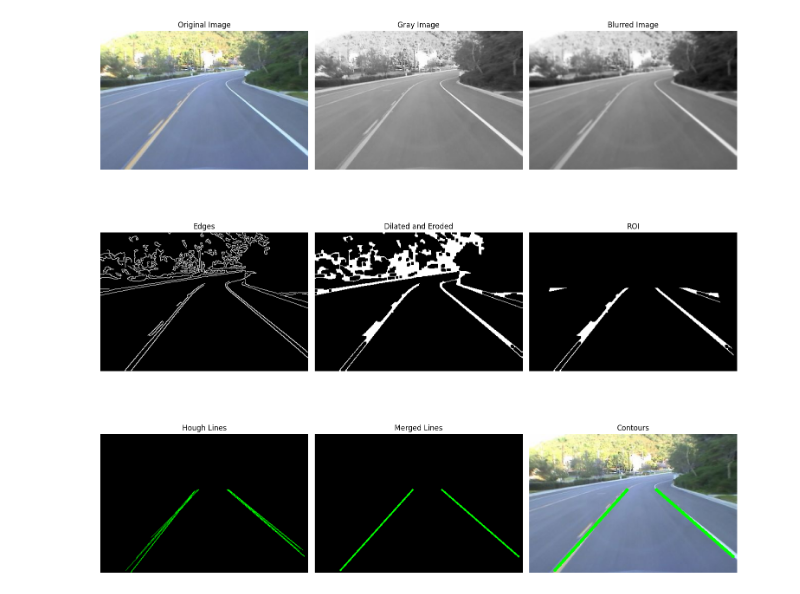
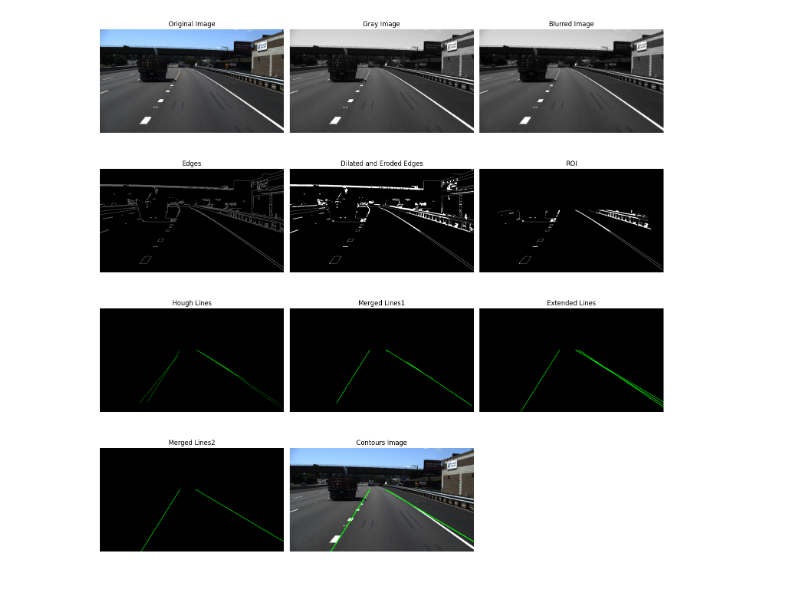
Before and after one commit to huzi0906/lane-detection-opencv, a Jupyter notebook: LaneDetection_OpenCV.ipynb, the cells around one changed output. Cells and saved outputs as stored; diff of their text form; code cells hidden in the pictures.

Commit message:
Extend the detected lines

```diff
--- a/LaneDetection_OpenCV.ipynb
+++ b/LaneDetection_OpenCV.ipynb
@@ -158,6 +158,6 @@ def merge_lines(image, lines, distance_threshold, angle_threshold):
             pts = np.array([[x1, y1], [x2, y2]], np.int32)
             cv2.polylines(line_image, [pts], True, (0, 255, 0), thickness=2)
         else:
-            print("Warning: Skipping a line due to incorrect format:", line)
+            print("Warning: Skipping a merged line due to incorrect format:", line)
 
-    return line_image
+    return line_image, merged_lines
@@ -192,39 +216,47 @@ def plot_images(images, titles, rows, cols):
     plt.tight_layout()
     plt.show()
 # %%
-def find_image_lane(image_path):
+def pipeline(image_path):
     image = load_image(image_path)
     gray_image = apply_gray_scale(image)
     blurred_image = apply_gaussian_blur(gray_image)
     edges = apply_canny_edge_detection(blurred_image)
     dilatedAndEroded = dilateAndErode(edges)
     roi_image = region_of_interest(dilatedAndEroded)
-    hough_image, _ = hough_lines(roi_image)
-    merged_lines = merge_lines(hough_image,_, distance_threshold = 150, angle_threshold = 15)
-    contours_image = find_contours(image, merged_lines)
+    hough_image, houghLines = hough_lines(roi_image)
+    merged_lines_image1, mergedLines1 = merge_lines(
+        hough_image, houghLines, distance_threshold=150, angle_threshold=15
+    )
+    extended_lines_image, extendedLines = extend_lines(merged_lines_image1, mergedLines1)
+    merged_lines_image2, mergedLines2 = merge_lines(
+        extended_lines_image, extendedLines, distance_threshold=150, angle_threshold=15
+    )
+    contours_image = find_contours(image, merged_lines_image2)
 
-    return image, gray_image, blurred_image, edges, dilatedAndEroded, roi_image, hough_image, merged_lines,contours_image
+    return image, gray_image, blurred_image, edges, dilatedAndEroded, roi_image, hough_image, merged_lines_image1, extended_lines_image, merged_lines_image2, contours_image
 # %%
-def show_full_process(image_path):
+def display_pipeline(image_path):
 
-    images = find_image_lane(image_path)
+    images = pipeline(image_path)
 
     titles = [
         "Original Image",
         "Gray Image",
         "Blurred Image",
         "Edges",
-        "Dilated and Eroded",
+        "Dilated and Eroded Edges",
         "ROI",
         "Hough Lines",
-        "Merged Lines",
-        "Contours",
+        "Merged Lines1",
+        "Extended Lines",
+        "Merged Lines2",
+        "Contours Image",
     ]
 
-    plot_images(images, titles, 3, 3)
+    plot_images(images, titles, 4, 3)
 # %%
-show_full_process("Test Images/image4.jpg")
+display_pipeline("Test Images/image10.jpg")
 # %% [output]
-[figure, old version]
+[figure, new version]
 # %%
 def detect_image_lanes():
```
Also changed, not shown: parts of 4 cells of this notebook, 6 other files.
